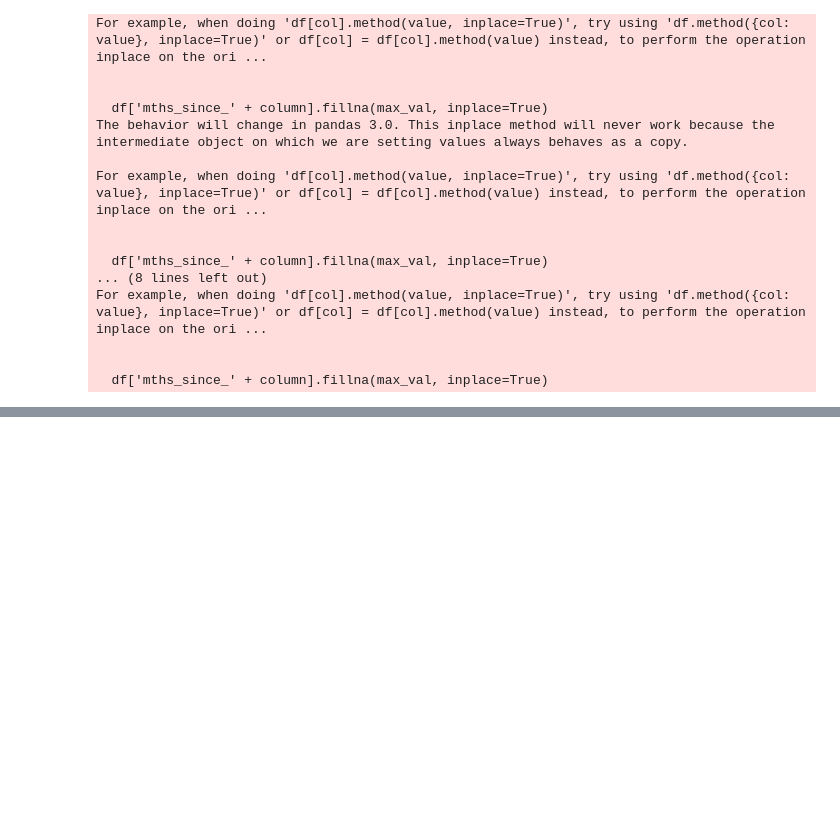
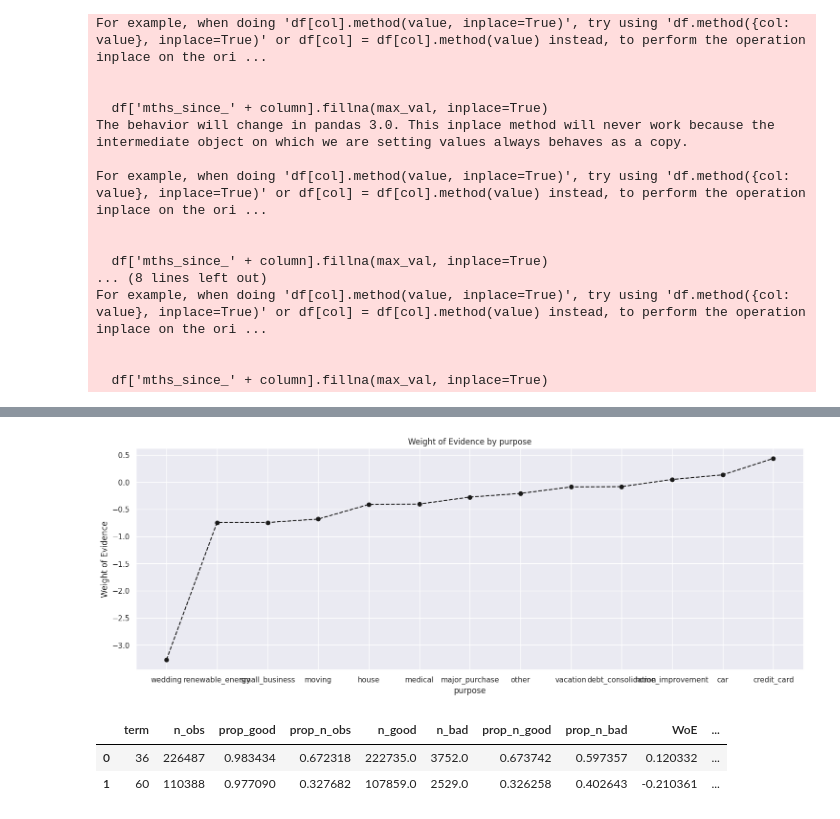
Before and after one commit to SharathkumaraKR/Credit-Risk-Model, a Jupyter notebook: Credit_Risk_Model_(Kaggle).ipynb, the cells around one changed output, grey strips where cells are left out. Saved outputs shown, nothing was run; the diff lists cells and outputs as text; code cells hidden in the pictures; blank space fills up the shorter version.

```diff
--- a/Credit_Risk_Model_(Kaggle).ipynb
+++ b/Credit_Risk_Model_(Kaggle).ipynb
@@ -529,0 +611,3 @@ For example, when doing 'df[col].method(value, inplace=True)', try using 'df.met
+# %%
+df_temp = woe_discrete(X_train_prepr, 'purpose', y_train_prepr)
+df_temp
@@ -529,0 +630,4 @@ For example, when doing 'df[col].method(value, inplace=True)', try using 'df.met
+# %%
+plot_by_woe(df_temp)
+# %% [output]
+[figure, added]
@@ -529,0 +656,7 @@ For example, when doing 'df[col].method(value, inplace=True)', try using 'df.met
+# %%
+df_temp = woe_ordered_continuous(X_train_prepr, 'term', y_train_prepr)
+df_temp
+# %% [output]
+|  | term | n_obs | prop_good | prop_n_obs | n_good | n_bad | prop_n_good | prop_n_bad | WoE | ... |
+| 0 | 36 | 226487 | 0.983434 | 0.672318 | 222735.0 | 3752.0 | 0.673742 | 0.597357 | 0.120332 | ... |
+| 1 | 60 | 110388 | 0.977090 | 0.327682 | 107859.0 | 2529.0 | 0.326258 | 0.402643 | -0.210361 | ... |
```
Also changed, not shown: parts of 47 cells of this notebook.
